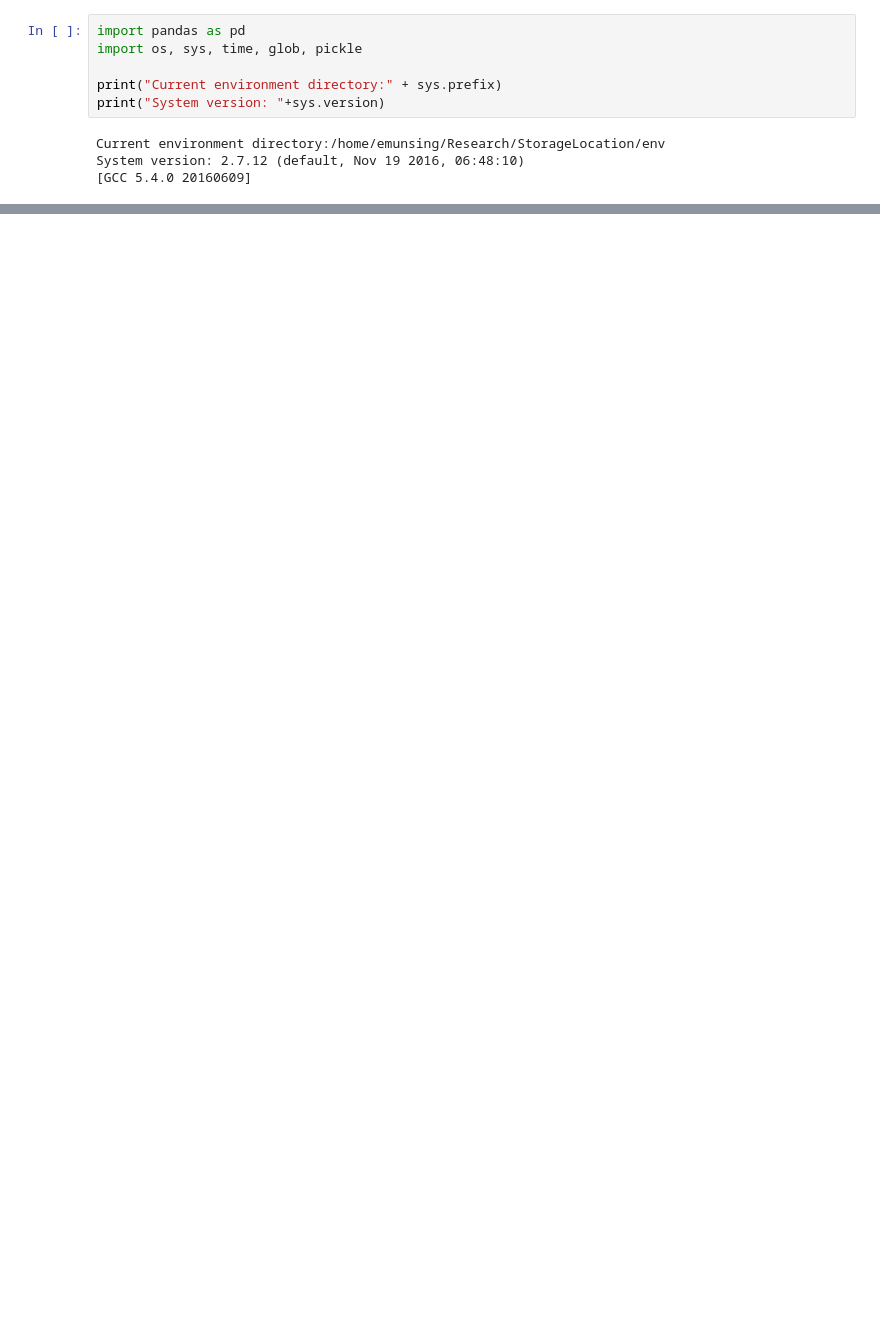
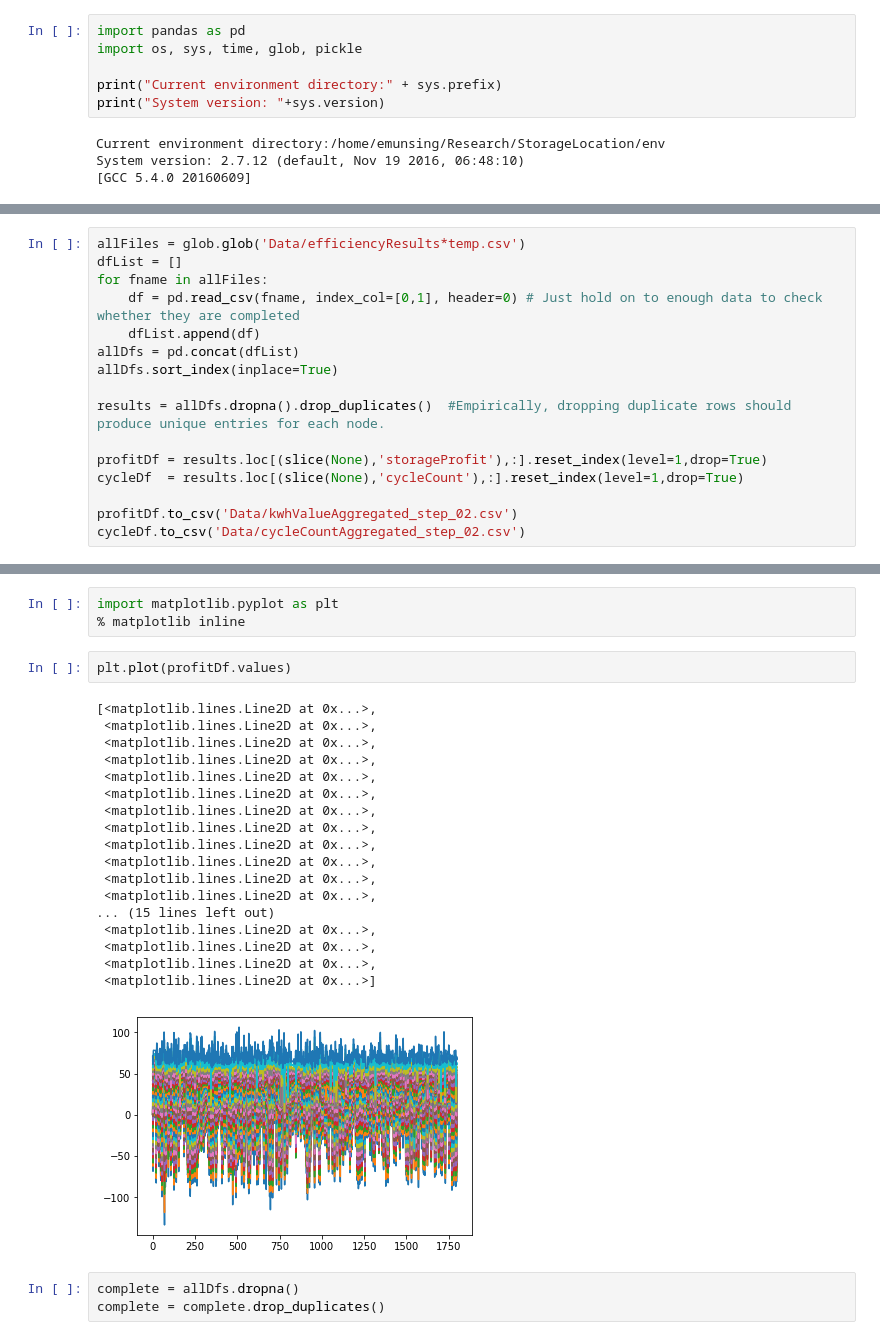
Before and after one commit to emunsing/StorageSizing, a Jupyter notebook: AggregatingData.ipynb, the cells around one changed output, grey strips where cells are left out. Saved outputs shown, nothing was run; the diff lists cells and outputs as text; blank space fills up the shorter version.

```diff
--- a/AggregatingData.ipynb
+++ b/AggregatingData.ipynb
@@ -48,0 +79,16 @@ len(a)
+# %%
+allFiles = glob.glob('Data/efficiencyResults*temp.csv')
+dfList = []
+for fname in allFiles:
+    df = pd.read_csv(fname, index_col=[0,1], header=0) # Just hold on to enough data to check whether they are completed
+    dfList.append(df)
+allDfs = pd.concat(dfList)
+allDfs.sort_index(inplace=True)
+
+results = allDfs.dropna().drop_duplicates()  #Empirically, dropping duplicate rows should produce unique entries for each node.
+
+profitDf = results.loc[(slice(None),'storageProfit'),:].reset_index(level=1,drop=True)
+cycleDf  = results.loc[(slice(None),'cycleCount'),:].reset_index(level=1,drop=True)
+
+profitDf.to_csv('Data/kwhValueAggregated_step_02.csv')
+cycleDf.to_csv('Data/cycleCountAggregated_step_02.csv')
@@ -48,0 +108,27 @@ len(a)
+# %%
+import matplotlib.pyplot as plt
+% matplotlib inline
+# %%
+plt.plot(profitDf.values)
+# %% [output]
+[<matplotlib.lines.Line2D at 0x...>,
+ <matplotlib.lines.Line2D at 0x...>,
+ <matplotlib.lines.Line2D at 0x...>,
+ <matplotlib.lines.Line2D at 0x...>,
+ <matplotlib.lines.Line2D at 0x...>,
+ <matplotlib.lines.Line2D at 0x...>,
+ <matplotlib.lines.Line2D at 0x...>,
+ <matplotlib.lines.Line2D at 0x...>,
+ <matplotlib.lines.Line2D at 0x...>,
+ <matplotlib.lines.Line2D at 0x...>,
+ <matplotlib.lines.Line2D at 0x...>,
+ <matplotlib.lines.Line2D at 0x...>,
+... (15 lines left out)
+ <matplotlib.lines.Line2D at 0x...>,
+ <matplotlib.lines.Line2D at 0x...>,
+ <matplotlib.lines.Line2D at 0x...>,
+ <matplotlib.lines.Line2D at 0x...>]
+[figure, added]
+# %%
+complete = allDfs.dropna()
+complete = complete.drop_duplicates()
```
Also changed, not shown: parts of 23 cells of this notebook, 2 other files.
